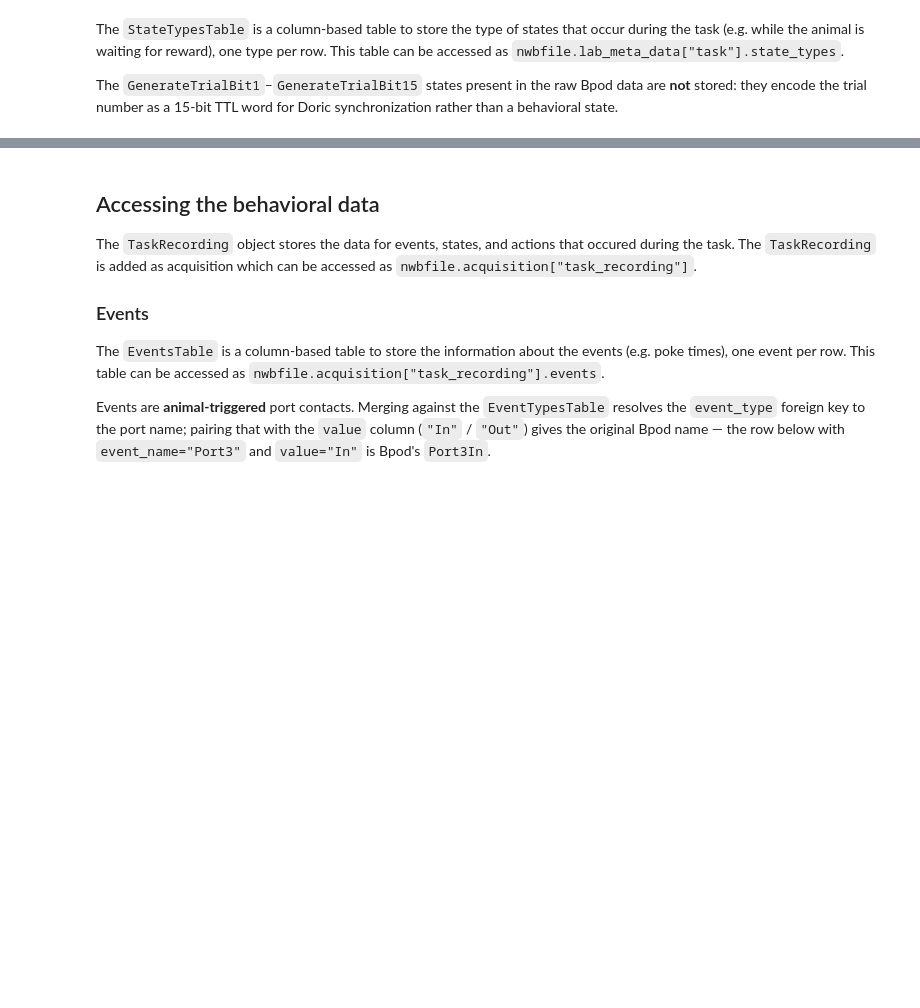
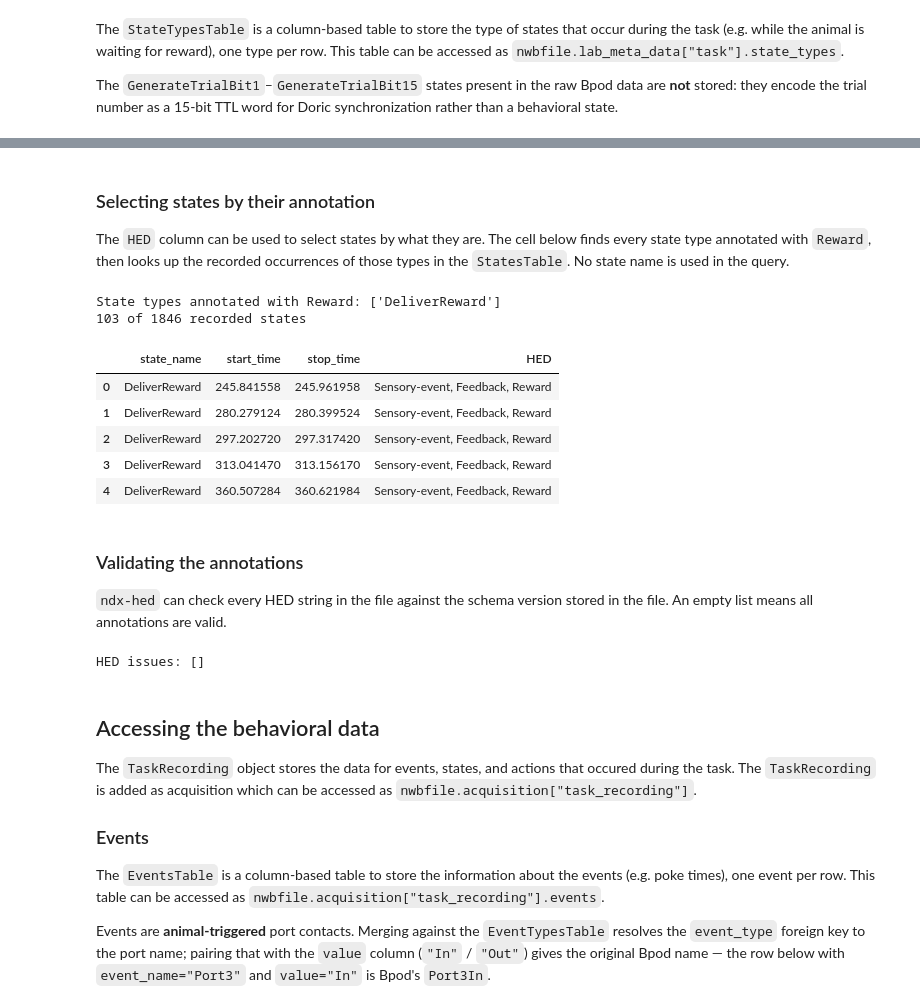
Before and after one commit to catalystneuro/hanks-lab-to-nwb, a Jupyter notebook: src/hanks_lab_to_nwb/tutorials/bpod_demo.ipynb, the cells around one changed output, grey strips where cells are left out. Cells and saved outputs as stored; diff of their text form; code cells hidden in the pictures; blank space fills up the shorter version.

```diff
--- a/src/hanks_lab_to_nwb/tutorials/bpod_demo.ipynb
+++ b/src/hanks_lab_to_nwb/tutorials/bpod_demo.ipynb
@@ -121,3 +168,35 @@ nwbfile.lab_meta_data["task"].state_types[:]
+# %% [markdown]
+### Selecting states by their annotation
+
+The `HED` column can be used to select states by what they are. The cell below finds every state type annotated with `Reward`, then looks up the recorded occurrences of those types in the `StatesTable`. No state name is used in the query.
+# %%
+reward_state_types = state_types[state_types["HED"].str.contains("Reward")]
+print("State types annotated with Reward:", list(reward_state_types["state_name"]))
+
+states = nwbfile.acquisition["task_recording"].states[:]
+reward_states = pd.merge(states, reward_state_types, left_on="state_type", right_on="id")
+print(f"{len(reward_states)} of {len(states)} recorded states")
+reward_states[["state_name", "start_time", "stop_time", "HED"]].head()
+# %% [output]
+State types annotated with Reward: ['DeliverReward']
+103 of 1846 recorded states
+|  | state_name | start_time | stop_time | HED |
+| 0 | DeliverReward | 245.841558 | 245.961958 | Sensory-event, Feedback, Reward |
+| 1 | DeliverReward | 280.279124 | 280.399524 | Sensory-event, Feedback, Reward |
+| 2 | DeliverReward | 297.202720 | 297.317420 | Sensory-event, Feedback, Reward |
+| 3 | DeliverReward | 313.041470 | 313.156170 | Sensory-event, Feedback, Reward |
+| 4 | DeliverReward | 360.507284 | 360.621984 | Sensory-event, Feedback, Reward |
+# %% [markdown]
+### Validating the annotations
+
+`ndx-hed` can check every HED string in the file against the schema version stored in the file. An empty list means all annotations are valid.
+# %%
+from ndx_hed.utils.hed_nwb_validator import HedNWBValidator
+
+issues = HedNWBValidator(hed_schema).validate_file(nwbfile)
+print("HED issues:", issues)
+# %% [output]
+HED issues: []
 # %% [markdown]
 ## Accessing the behavioral data
 
```
Also changed, not shown: parts of 13 cells of this notebook.
